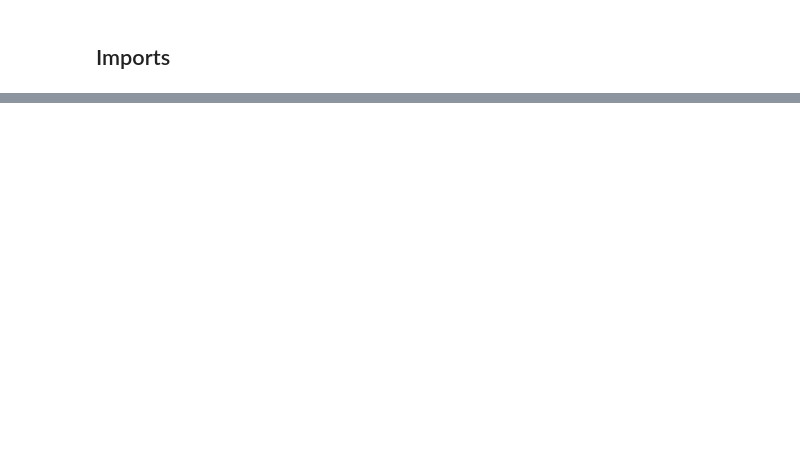
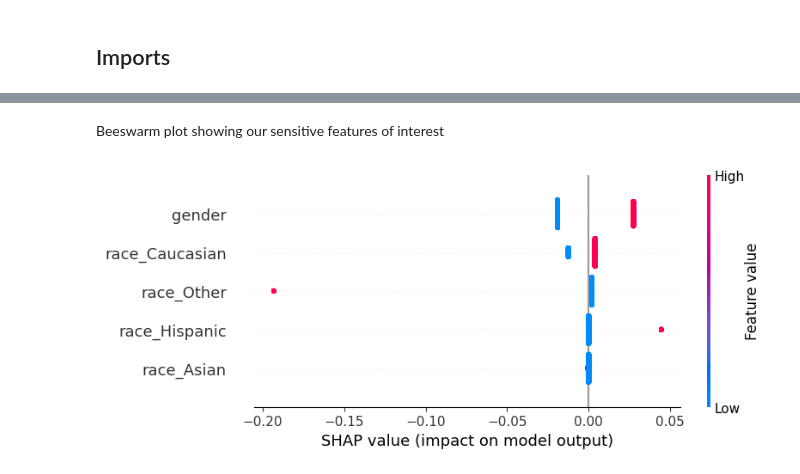
Before and after one commit to sanderengel/afae_exam_project, a Jupyter notebook: Fairness_analysis.ipynb, the cells around one changed output, grey strips where cells are left out. Cells and saved outputs as stored; diff of their text form; code cells hidden in the pictures; blank space fills up the shorter version.

```diff
--- a/Fairness_analysis.ipynb
+++ b/Fairness_analysis.ipynb
@@ -216,0 +251,22 @@ Equalized odds not achieved.
+# %% [markdown]
+Beeswarm plot showing our sensitive features of interest
+# %%
+sensitive_features = [
+    "gender",
+    "race_Asian",
+    "race_Caucasian",
+    "race_Hispanic",
+    "race_Other"
+]
+
+# Get column indices of sensitive features
+sensitive_idx = [
+    list(X_train.columns).index(col)
+    for col in sensitive_features
+]
+
+# Creating SHAP values for only sensitive features
+sensitive_shap = shap_values[:, sensitive_idx]
+shap.plots.beeswarm(sensitive_shap)
+# %% [output]
+[figure, added]
```
Also changed, not shown: parts of 15 cells of this notebook.
